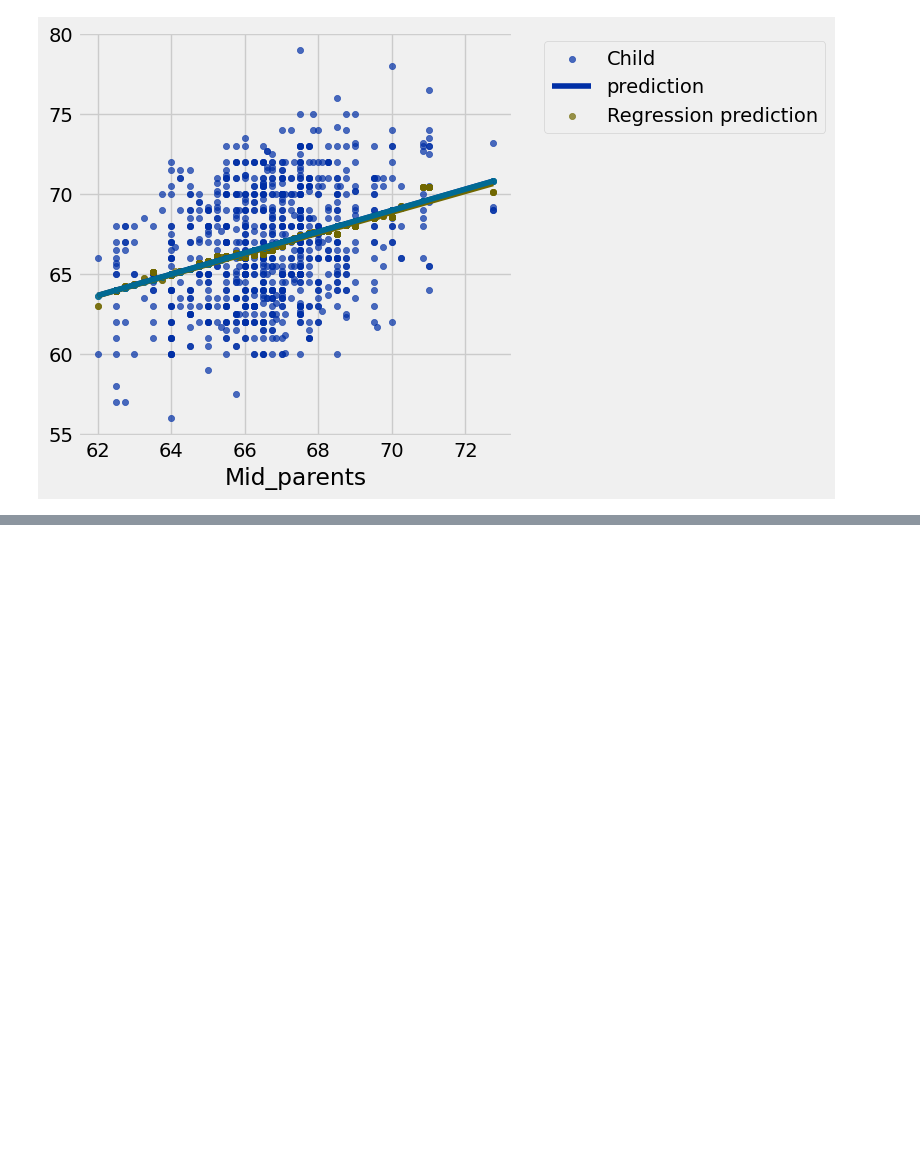
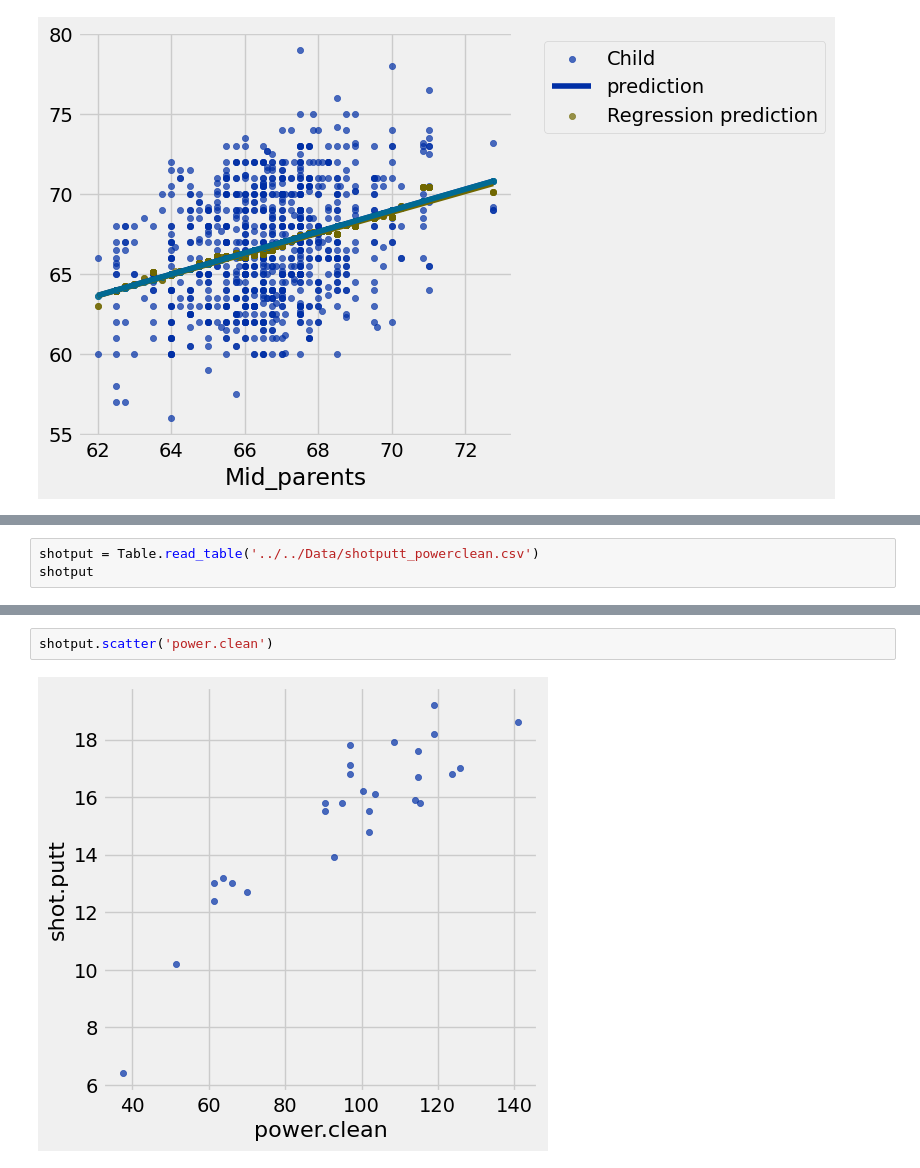
Before and after one commit to MYTWT/Data_Science, a Jupyter notebook: notebook/Numby/prediction.ipynb, the cells around one changed output, grey strips where cells are left out. Saved outputs shown, nothing was run; the diff lists cells and outputs as text; blank space fills up the shorter version.

```diff
--- a/notebook/Numby/prediction.ipynb
+++ b/notebook/Numby/prediction.ipynb
@@ -220,0 +244,3 @@ lw_errors
+# %%
+shotput = Table.read_table('../../Data/shotputt_powerclean.csv')
+shotput
@@ -220,0 +260,4 @@ lw_errors
+# %%
+shotput.scatter('power.clean')
+# %% [output]
+[figure, added]
```
Also changed, not shown: parts of 17 cells of this notebook, 2 other files.
